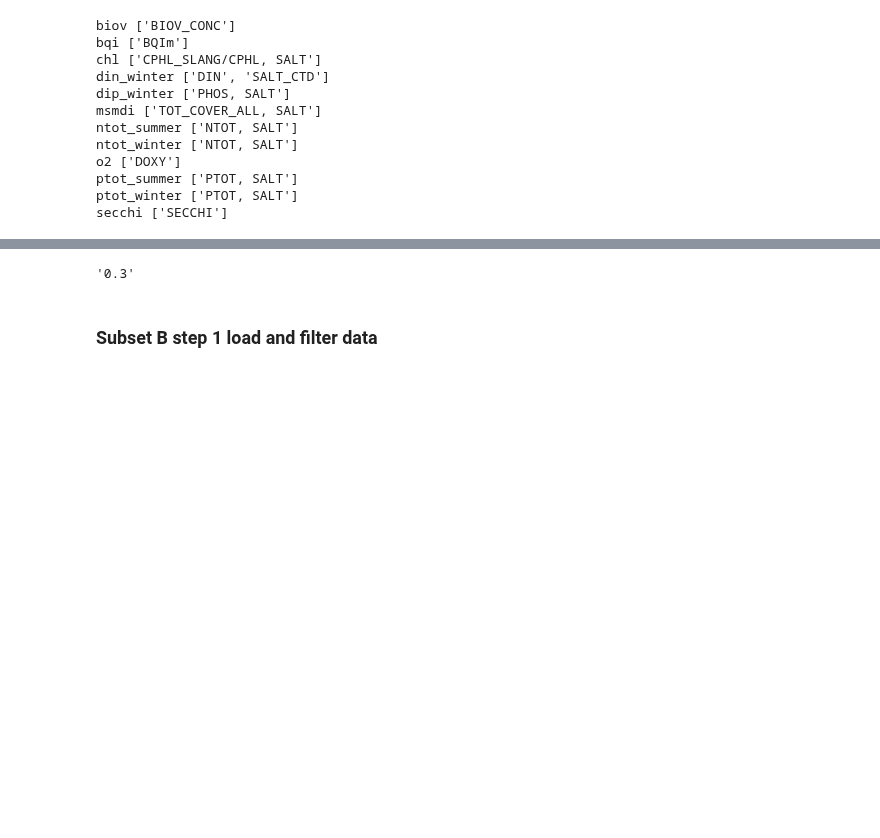
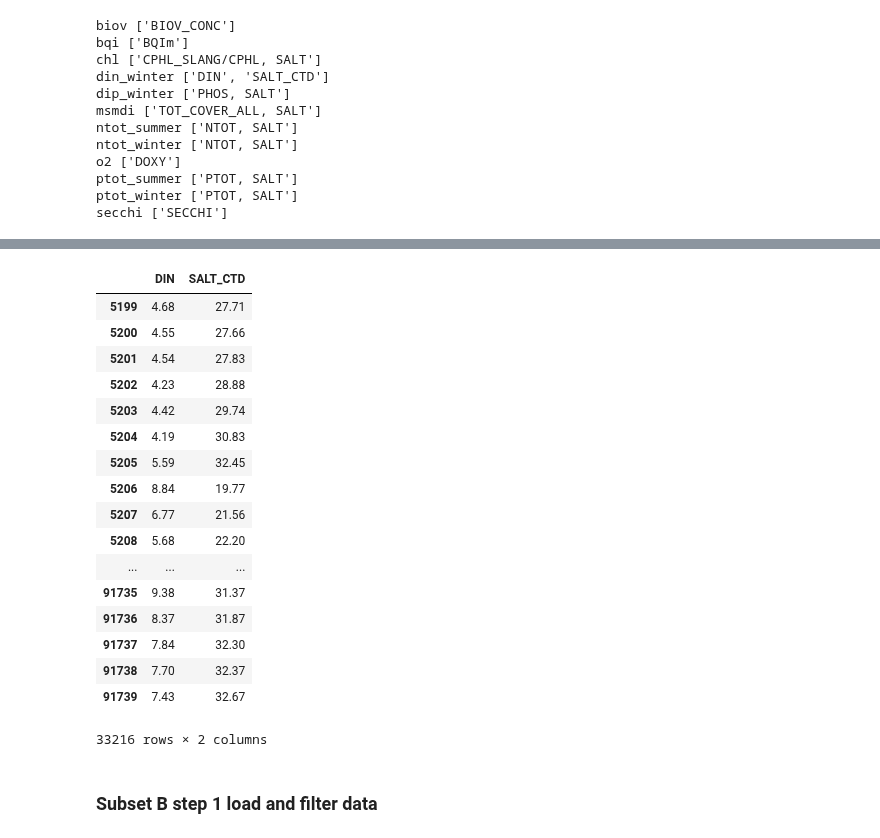
Before and after one commit to ekostat/ekostat_calculator, a Jupyter notebook: notebooks/lv_notebook_Indicator.ipynb, the cells around one changed output, grey strips where cells are left out. Drawn from its saved outputs; the diff is of its cells as text; code cells hidden in the pictures; blank space fills up the shorter version.

```diff
--- a/notebooks/lv_notebook_Indicator.ipynb
+++ b/notebooks/lv_notebook_Indicator.ipynb
@@ -631,3 +589,3 @@ if len(w.get_filtered_data(step = 1)[['DIN', 'SALT_CTD']].apply(pd.to_numeric).d
 # %%
-w.get_filtered_data(step = 1)[['DIN', 'SALT_CTD']].loc[7, 'DIN']
+w.get_filtered_data(step = 1)[['DIN', 'SALT_CTD']].apply(pd.to_numeric).dropna(thresh=2)
 # %% [output]
@@ -635,4 +593,21 @@ w.get_filtered_data(step = 1)[['DIN', 'SALT_CTD']].loc[7, 'DIN']
+|  | DIN | SALT_CTD |
+| 5199 | 4.68 | 27.71 |
+| 5200 | 4.55 | 27.66 |
+| 5201 | 4.54 | 27.83 |
+| 5202 | 4.23 | 28.88 |
+| 5203 | 4.42 | 29.74 |
+| 5204 | 4.19 | 30.83 |
+| 5205 | 5.59 | 32.45 |
+| 5206 | 8.84 | 19.77 |
+| 5207 | 6.77 | 21.56 |
+| 5208 | 5.68 | 22.20 |
+| ... | ... | ... |
+| 91735 | 9.38 | 31.37 |
+| 91736 | 8.37 | 31.87 |
+| 91737 | 7.84 | 32.30 |
+| 91738 | 7.70 | 32.37 |
+| 91739 | 7.43 | 32.67 |
-'0.3'
+33216 rows × 2 columns
 # %% [markdown]
 ### Subset B step 1 load and filter data
 # %%
```
Also changed, not shown: parts of 22 cells of this notebook, 2 other files.
